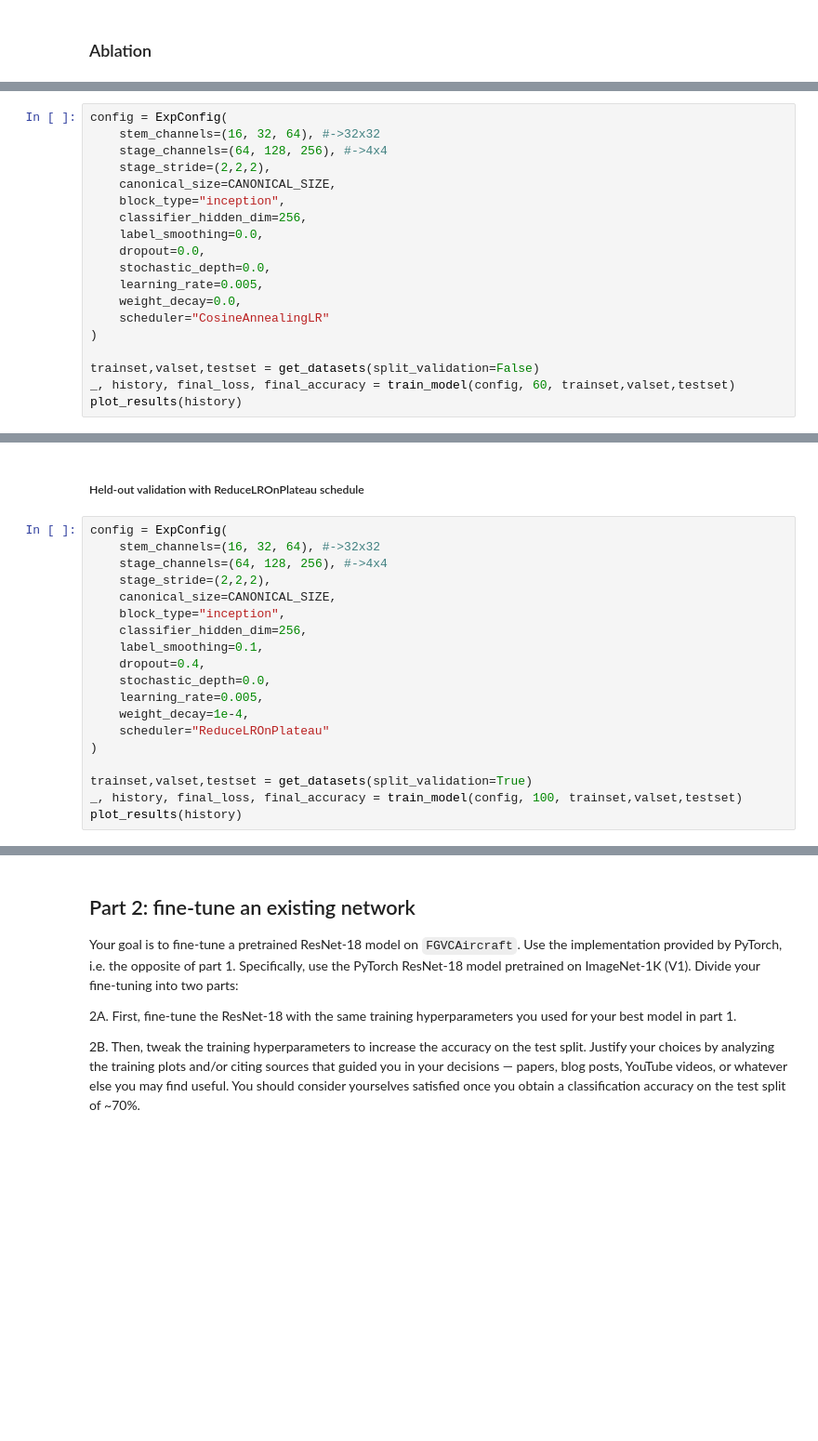
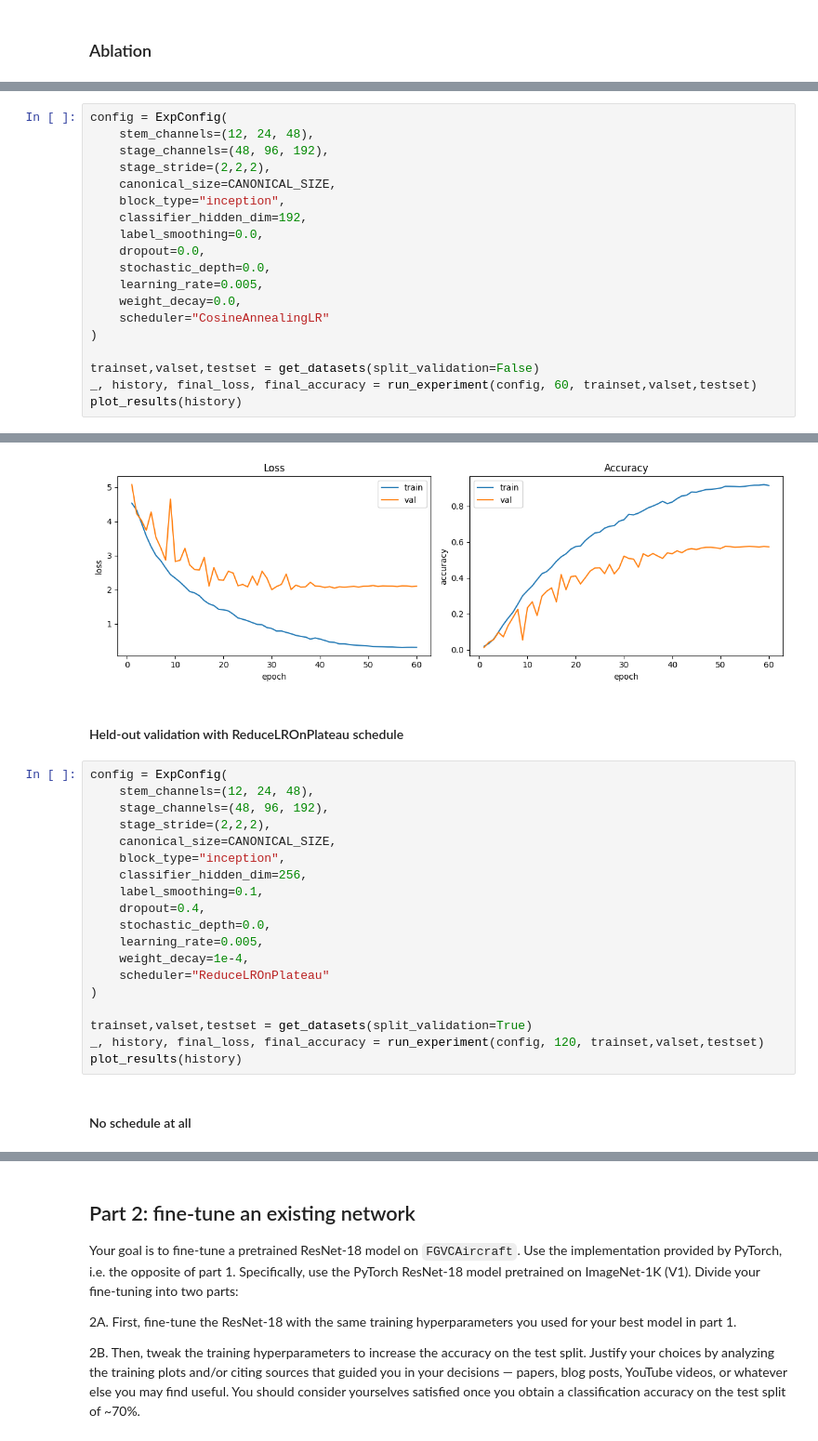
Before and after one commit to Tarekun/computer-vision-project, a Jupyter notebook: assignment_module_two.ipynb, the cells around one changed output, grey strips where cells are left out. Shown at 93% size. Drawn from its saved outputs; the diff is of its cells as text; blank space fills up the shorter version.

```diff
--- a/assignment_module_two.ipynb
+++ b/assignment_module_two.ipynb
@@ -1107,11 +1263,11 @@ plt.show()
 # %%
 config = ExpConfig(
-    stem_channels=(16, 32, 64), #->32x32
-    stage_channels=(64, 128, 256), #->4x4
+    stem_channels=(12, 24, 48),
+    stage_channels=(48, 96, 192),
     stage_stride=(2,2,2),
     canonical_size=CANONICAL_SIZE,
     block_type="inception",
-    classifier_hidden_dim=256,
+    classifier_hidden_dim=192,
     label_smoothing=0.0,
     dropout=0.0,
     stochastic_depth=0.0,
@@ -1121,5 +1277,6 @@ config = ExpConfig(
 )
 
 trainset,valset,testset = get_datasets(split_validation=False)
-_, history, final_loss, final_accuracy = train_model(config, 60, trainset,valset,testset)
+_, history, final_loss, final_accuracy = run_experiment(config, 60, trainset,valset,testset)
 plot_results(history)
+# %% [output]
@@ -1126,9 +1300,10 @@ plot_results(history)
+[figure, added]
 # %% [markdown]
-##### Held-out validation with ReduceLROnPlateau schedule
+#### Held-out validation with ReduceLROnPlateau schedule
 # %%
 config = ExpConfig(
-    stem_channels=(16, 32, 64), #->32x32
-    stage_channels=(64, 128, 256), #->4x4
+    stem_channels=(12, 24, 48),
+    stage_channels=(48, 96, 192),
     stage_stride=(2,2,2),
     canonical_size=CANONICAL_SIZE,
     block_type="inception",
@@ -1142,5 +1317,7 @@ config = ExpConfig(
 )
 
 trainset,valset,testset = get_datasets(split_validation=True)
-_, history, final_loss, final_accuracy = train_model(config, 100, trainset,valset,testset)
+_, history, final_loss, final_accuracy = run_experiment(config, 120, trainset,valset,testset)
 plot_results(history)
+# %% [markdown]
+#### No schedule at all
```
Also changed, not shown: parts of 25 cells of this notebook.
